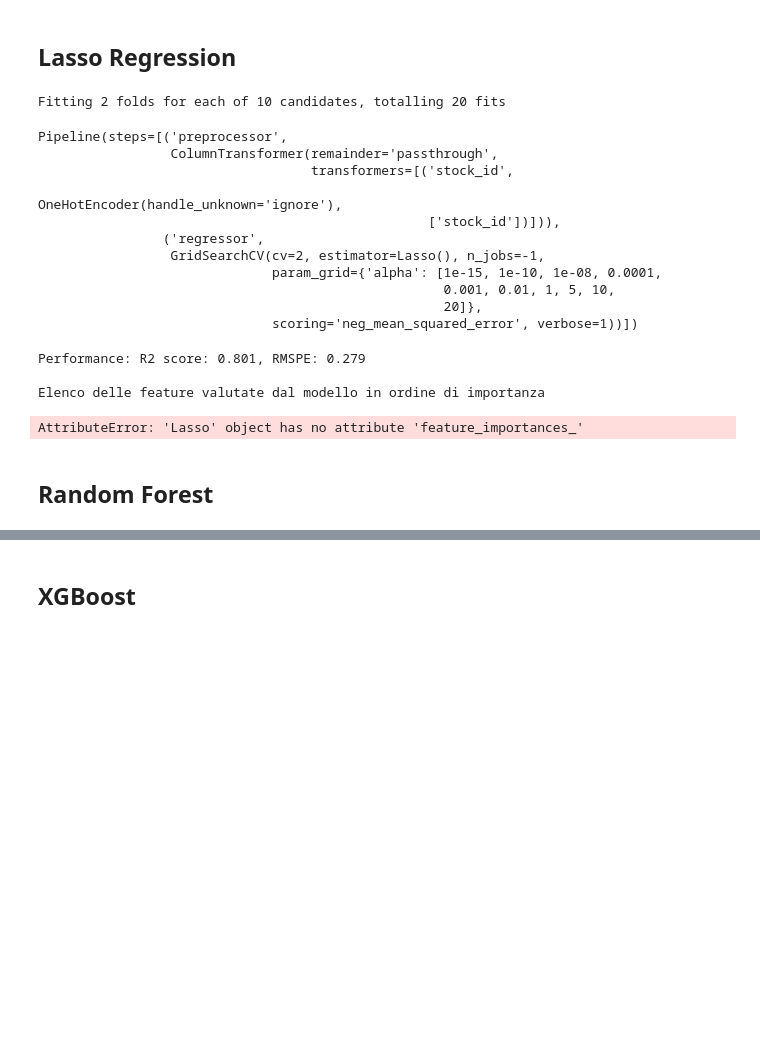
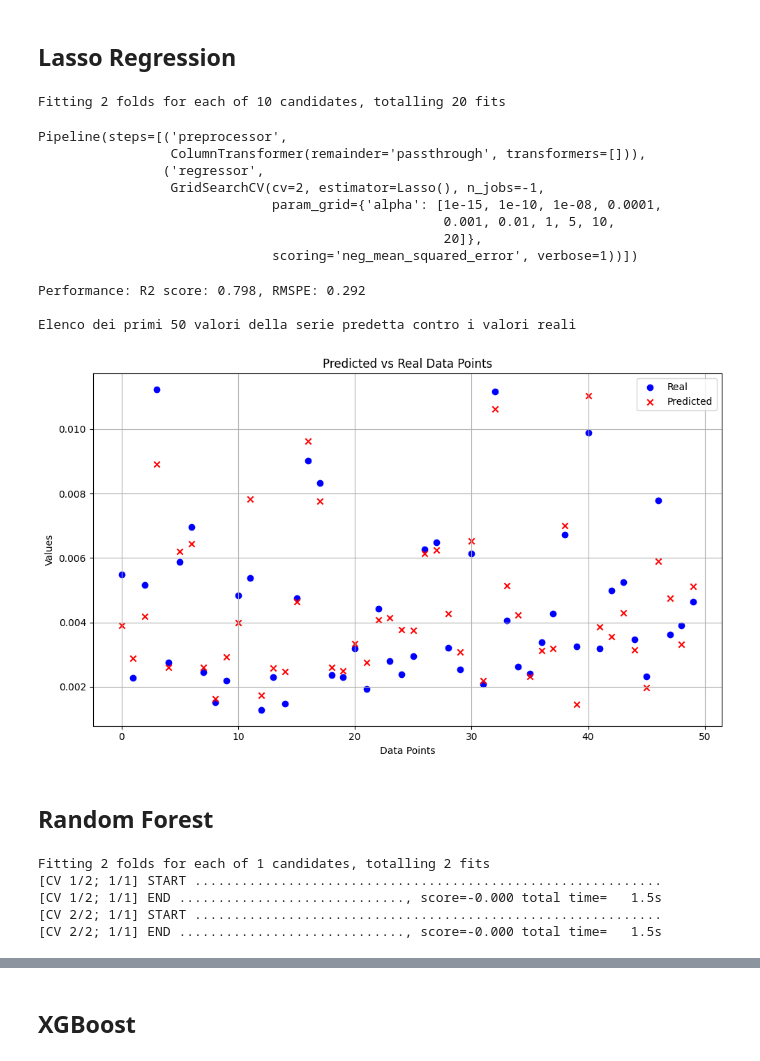
Before and after one commit to leorm2002/Realized-volatility-ML, a Jupyter notebook: notebook.ipynb, the cells around one changed output, grey strips where cells are left out. Cells and saved outputs as stored; diff of their text form; code cells hidden in the pictures; blank space fills up the shorter version.

Commit message:
Gestione dei modelli

```diff
--- a/notebook.ipynb
+++ b/notebook.ipynb
@@ -399,3 +480,9 @@ df = load_folder(BOOK_PATH, TRADE_PATH, 10)
+# %%
+if MODE == 0:
+  df = load_folder(BOOK_PATH, TRADE_PATH, 10)
+  save(df, name)
+elif MODE == 1:
+  df = load(name)
 # %% [markdown]
 ## Analisi delle feture introdotte e valutazioni
 # %%
@@ -451,6 +576,7 @@ def evaluate(predictions, target):
   R2 = round(r2_score(y_true = target, y_pred = predictions),3)
   RMSPE = round(rmspe(y_true = target, y_pred = predictions),3)
   print(f'Performance: R2 score: {R2}, RMSPE: {RMSPE}')
+  return R2, RMSPE
 
 def plot_feature_importance(model):
     print("Elenco delle feature valutate dal modello in ordine di importanza")
@@ -496,25 +622,26 @@ def plot_predictions_vs_real(predictedd, reall, n):
     plt.tight_layout()
     plt.show()
 
-def evaluate_model(pipeline, y, target):
+def evaluate_model(pipeline, y, target, evaluate_importance = True):
   predictions = pipeline.predict(y)
   evaluate(predictions, target)
-  print()
-  plot_feature_importance(pipeline)
+  if evaluate_importance:
+      print()
+      plot_feature_importance(pipeline)
   print()
   plot_predictions_vs_real(predictions, target, 50)
 # %%
-def get_preprocessing_pipeline(grid_search):
-  return Pipeline(
+def get_preprocessing_pipeline(grid_search, one_hot_encode_stocks = False):
+    # one hot encoding sull'id dell'azione
+    transformer = [("stock_id", OneHotEncoder(handle_unknown="ignore"), ["stock_id"])] if one_hot_encode_stocks else []
+
+    return Pipeline(
     steps=[
-        ("preprocessor", ColumnTransformer([
-            # one hot encoding sull'id dell'azione
-            #("stock_id", OneHotEncoder(handle_unknown="ignore"), ["stock_id"]),
-        ], remainder='passthrough')),
+        ("preprocessor", ColumnTransformer( transformer, remainder='passthrough')),
         #('scaler', StandardScaler()),
         ("regressor", grid_search)
-    ]
-  )
+    ])
+
 def my_scorer(model, x, y):
   y_pred = model.predict(x)
   return rmspe(y, y_pred)
@@ -540,16 +667,13 @@ params = {}
 from sklearn.linear_model import Lasso
 values = [1e-15, 1e-10, 1e-8, 1e-4, 1e-3,1e-2, 1, 5, 10, 20]
 
-gs = GridSearchCV(estimator=Lasso(), cv=2, param_grid=dict(alpha=values), scoring="neg_mean_squared_error", n_jobs=-1, verbose=1)
-gs = get_preprocessing_pipeline(gs)
-gs.fit(x_train, y_train)
+lasso = GridSearchCV(estimator=Lasso(), cv=2, param_grid=dict(alpha=values), scoring="neg_mean_squared_error", n_jobs=-1, verbose=1)
+lasso = get_preprocessing_pipeline(lasso)
+lasso.fit(x_train, y_train)
 # %% [output]
 Fitting 2 folds for each of 10 candidates, totalling 20 fits
 Pipeline(steps=[('preprocessor',
-                 ColumnTransformer(remainder='passthrough',
-                                   transformers=[('stock_id',
-                                                  OneHotEncoder(handle_unknown='ignore'),
-                                                  ['stock_id'])])),
+                 ColumnTransformer(remainder='passthrough', transformers=[])),
                 ('regressor',
                  GridSearchCV(cv=2, estimator=Lasso(), n_jobs=-1,
                               param_grid={'alpha': [1e-15, 1e-10, 1e-08, 0.0001,
@@ -557,11 +681,11 @@ Pipeline(steps=[('preprocessor',
                                                     20]},
                               scoring='neg_mean_squared_error', verbose=1))])
 # %%
-evaluate_model(gs, x_test, y_test)
+evaluate_model(lasso, x_test, y_test, False)
 # %% [output]
-Performance: R2 score: 0.801, RMSPE: 0.279
+Performance: R2 score: 0.798, RMSPE: 0.292
 
-Elenco delle feature valutate dal modello in ordine di importanza
+Elenco dei primi 50 valori della serie predetta contro i valori reali
-AttributeError: 'Lasso' object has no attribute 'feature_importances_'
+[figure, added]
 # %% [markdown]
 ## Random Forest
@@ -567,0 +699,8 @@ AttributeError: 'Lasso' object has no attribute 'feature_importances_'
+# %%
+no_params_rf = get_random_forest({}, x_train, y_train)
+# %% [output]
+Fitting 2 folds for each of 1 candidates, totalling 2 fits
+[CV 1/2; 1/1] START ............................................................
+[CV 1/2; 1/1] END ............................., score=-0.000 total time=   1.5s
+[CV 2/2; 1/1] START ............................................................
+[CV 2/2; 1/1] END ............................., score=-0.000 total time=   1.5s
```
Also changed, not shown: parts of 52 cells of this notebook.
